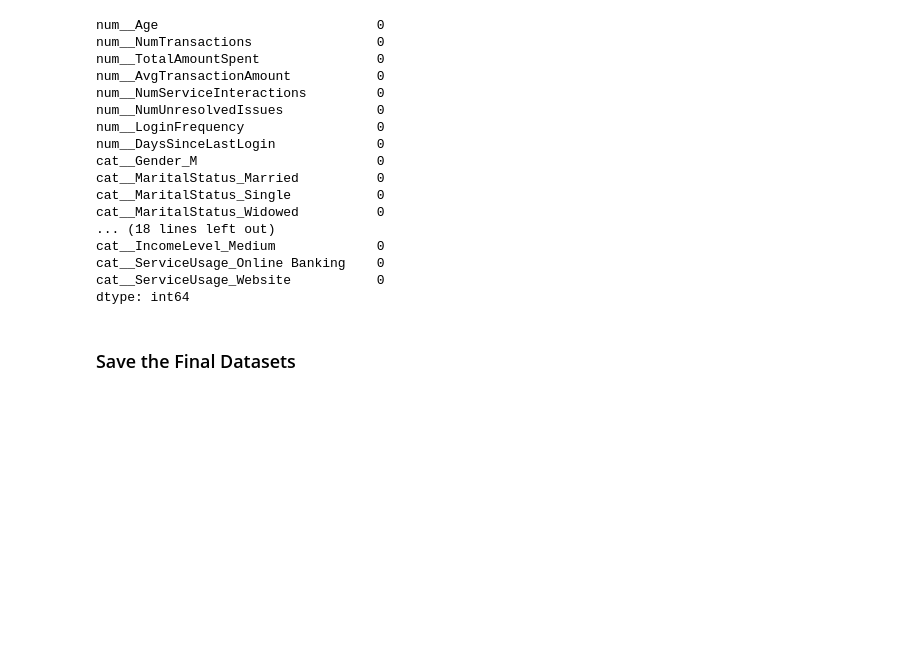
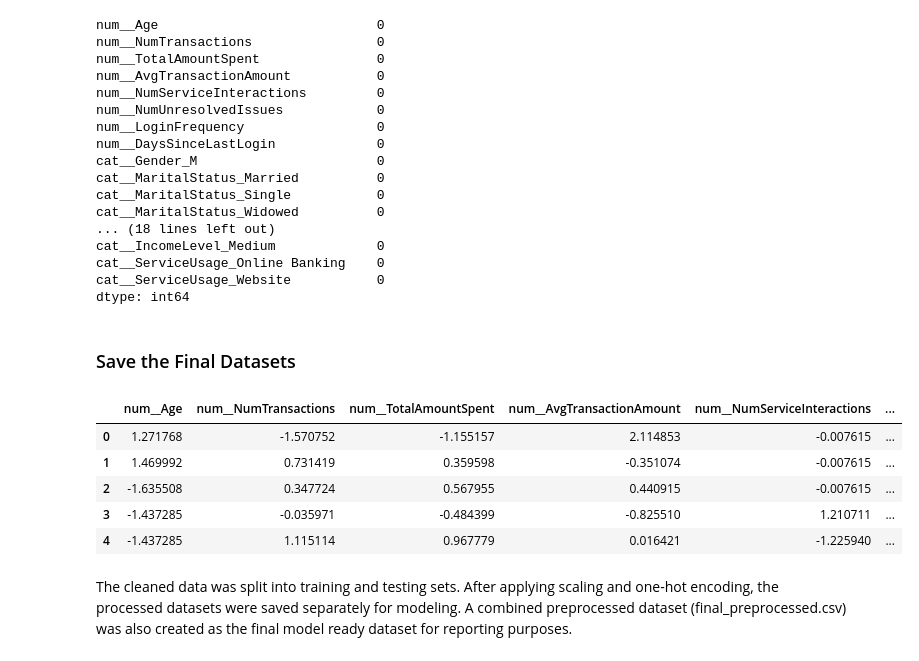
Before and after one commit to ashishpra28/Lloyds-Banking-Group-Job-Simulation, a Jupyter notebook: notebooks/1. EDA and Data Preprocessing.ipynb, the cells around one changed output. Drawn from its saved outputs; the diff is of its cells as text; code cells hidden in the pictures; blank space fills up the shorter version.

Commit message:
Final Preprocessed data saved in data folder

```diff
--- a/notebooks/1. EDA and Data Preprocessing.ipynb
+++ b/notebooks/1. EDA and Data Preprocessing.ipynb
@@ -1153,2 +1154,22 @@ test_preprocessed['ChurnStatus'] = y_test.values
 train_preprocessed.to_csv("../data/train_preprocessed.csv", index=False)
 test_preprocessed.to_csv("../data/test_preprocessed.csv", index=False)
+# %%
+# Save final_preprocessed data
+final_preprocessed = pd.concat(
+    [train_preprocessed, test_preprocessed],
+    axis=0
+).sort_index()
+
+final_preprocessed.to_csv("../data/final_preprocessed.csv", index=False)
+
+# Check data
+final_preprocessed.head()
+# %% [output]
+|  | num__Age | num__NumTransactions | num__TotalAmountSpent | num__AvgTransactionAmount | num__NumServiceInteractions | ... |
+| 0 | 1.271768 | -1.570752 | -1.155157 | 2.114853 | -0.007615 | ... |
+| 1 | 1.469992 | 0.731419 | 0.359598 | -0.351074 | -0.007615 | ... |
+| 2 | -1.635508 | 0.347724 | 0.567955 | 0.440915 | -0.007615 | ... |
+| 3 | -1.437285 | -0.035971 | -0.484399 | -0.825510 | 1.210711 | ... |
+| 4 | -1.437285 | 1.115114 | 0.967779 | 0.016421 | -1.225940 | ... |
+# %% [markdown]
+The cleaned data was split into training and testing sets. After applying scaling and one-hot encoding, the processed datasets were saved separately for modeling. A combined preprocessed dataset (final_preprocessed.csv) was also created as the final model ready dataset for reporting purposes.
```
Also changed, not shown: parts of 1 cell of this notebook, 1 other file.
